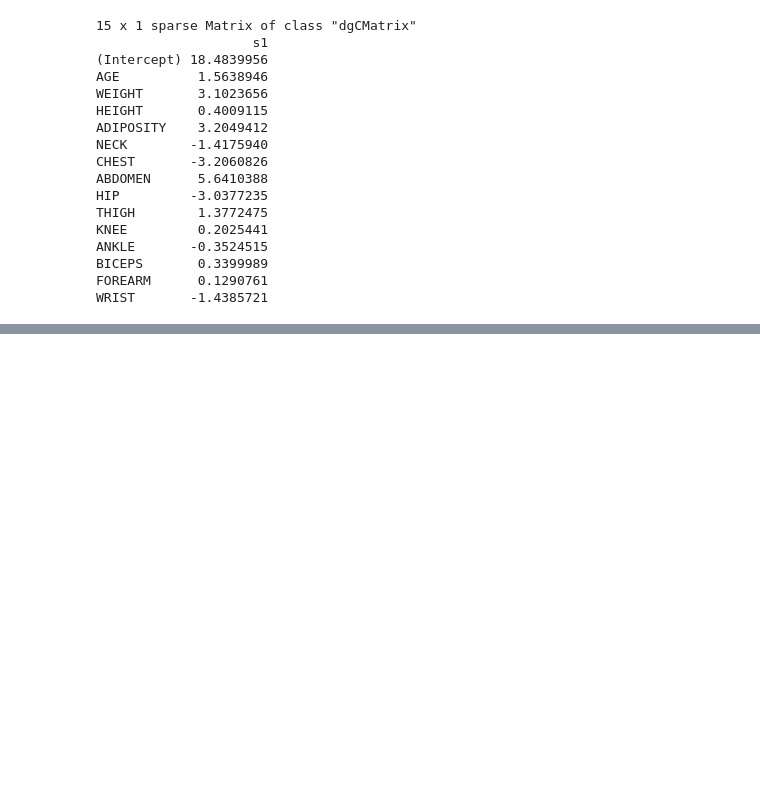
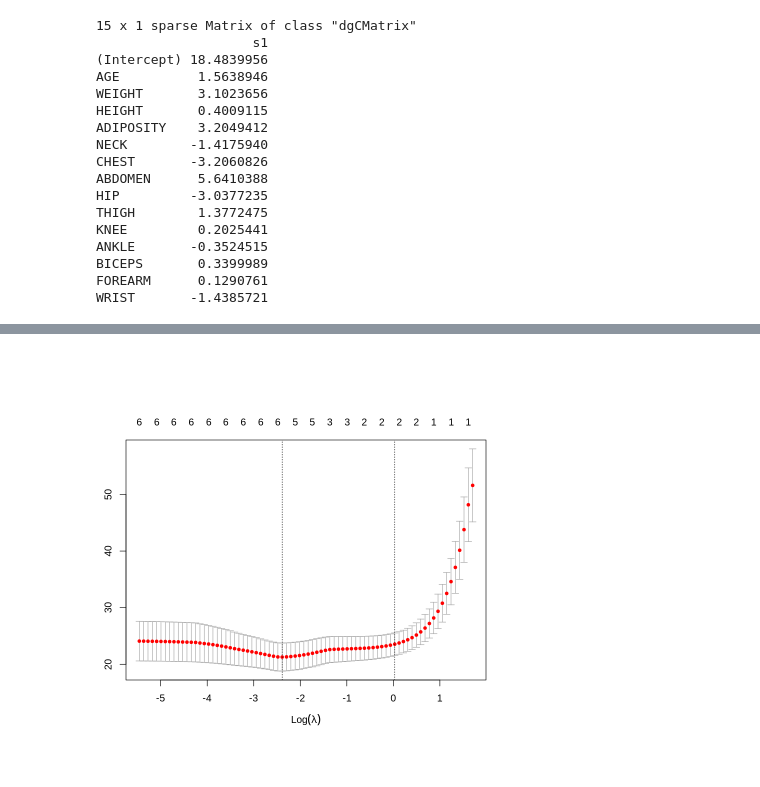
Before and after one commit to FIRerLeng/STAT628_M2-BodyFat, a Jupyter notebook: model/glmnet_regression.ipynb, the cells around one changed output, grey strips where cells are left out. Saved outputs shown, nothing was run; the diff lists cells and outputs as text; code cells hidden in the pictures; blank space fills up the shorter version.

```diff
--- a/model/glmnet_regression.ipynb
+++ b/model/glmnet_regression.ipynb
@@ -83,0 +92,5 @@ write.csv(df, 'result.csv', row.names = FALSE)
+# %%
+clf_ <- cv.glmnet(data.matrix(train[, c('WEIGHT', 'HEIGHT', 'CHEST', 'ABDOMEN', 'ADIPOSITY', 'HIP')]), as.vector(train[, 16]), family = 'gaussian', alpha = 1, nfolds = 5, standarize = FALSE)
+pred_ <- predict(clf_, newx = data.matrix(test[, c('WEIGHT', 'HEIGHT', 'CHEST', 'ABDOMEN', 'ADIPOSITY', 'HIP')]), type = 'link', s = 'lambda.min')
+coef_sum_ <- coef(clf_, s = 'lambda.min')
+coef_sum_
@@ -83,0 +121,3 @@ write.csv(df, 'result.csv', row.names = FALSE)
+# %%
+df$y_pred_new <- pred_
+head(df)
@@ -83,0 +134,7 @@ write.csv(df, 'result.csv', row.names = FALSE)
+# %%
+write.csv(df, 'result.csv', row.names = FALSE)
+
+par(pin = c(6,4))
+plot(clf_,  ylab = 'MSE')
+# %% [output]
+[figure, added]
```
Also changed, not shown: parts of 11 cells of this notebook, 3 other files.
